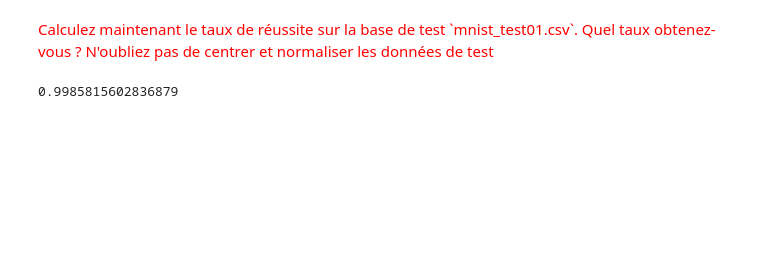
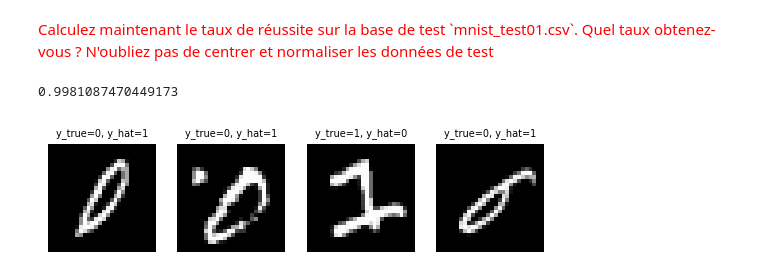
Before and after one commit to joanglaunes/algosto, a Jupyter notebook: python/TP_gradient_stochastique_session.ipynb, the cells around one changed output. Cells and saved outputs as stored; diff of their text form; code cells hidden in the pictures; blank space fills up the shorter version.

```diff
--- a/python/TP_gradient_stochastique_session.ipynb
+++ b/python/TP_gradient_stochastique_session.ipynb
@@ -302,6 +284,26 @@ X_test = X_test/(np.std(X_test,0)+1e-5)
 # ajout de l'offset
 X_test = np.concatenate((X_test,np.ones((X_test.shape[0],1))), axis = 1)
 # calcul de la précision
-np.mean((1/(1+np.exp(-X_test.dot(w)))>0.5)*1==y_test)
+np.mean((1/(1+np.exp(-X_test.dot(w[:,None])))>0.5)*1==y_test)
 # %% [output]
-0.9985815602836879
+0.9981087470449173
+# %%
+# Enfin on peut afficher des exemples mal classés (en général ça correspond à des chiffres mal écrits) :
+
+y_hat = (1/(1+np.exp(-X_test.dot(w[:,None])))>0.5)*1
+
+ie = np.argwhere(y_hat!=y_test); np.random.shuffle(ie); ie = ie[:5,0]
+
+def show(X,y_true,y_hat):
+    n = X.shape[0]
+    for k in range(n):
+        plt.subplot(1,n,k+1)
+        plt.imshow(X[k,:].reshape(28,28), cmap="gray")
+        plt.axis('off')
+        plt.title(f"y_true={y_true[k,0]}, y_hat={y_hat[k,0]}", fontsize = 7)
+    plt.show()
+
+X_test_org = mnist_test[:,1:]
+show(X_test_org[ie,:],y_test[ie,:],y_hat[ie,:])
+# %% [output]
+[figure, added]
```
Also changed, not shown: parts of 13 cells of this notebook.
